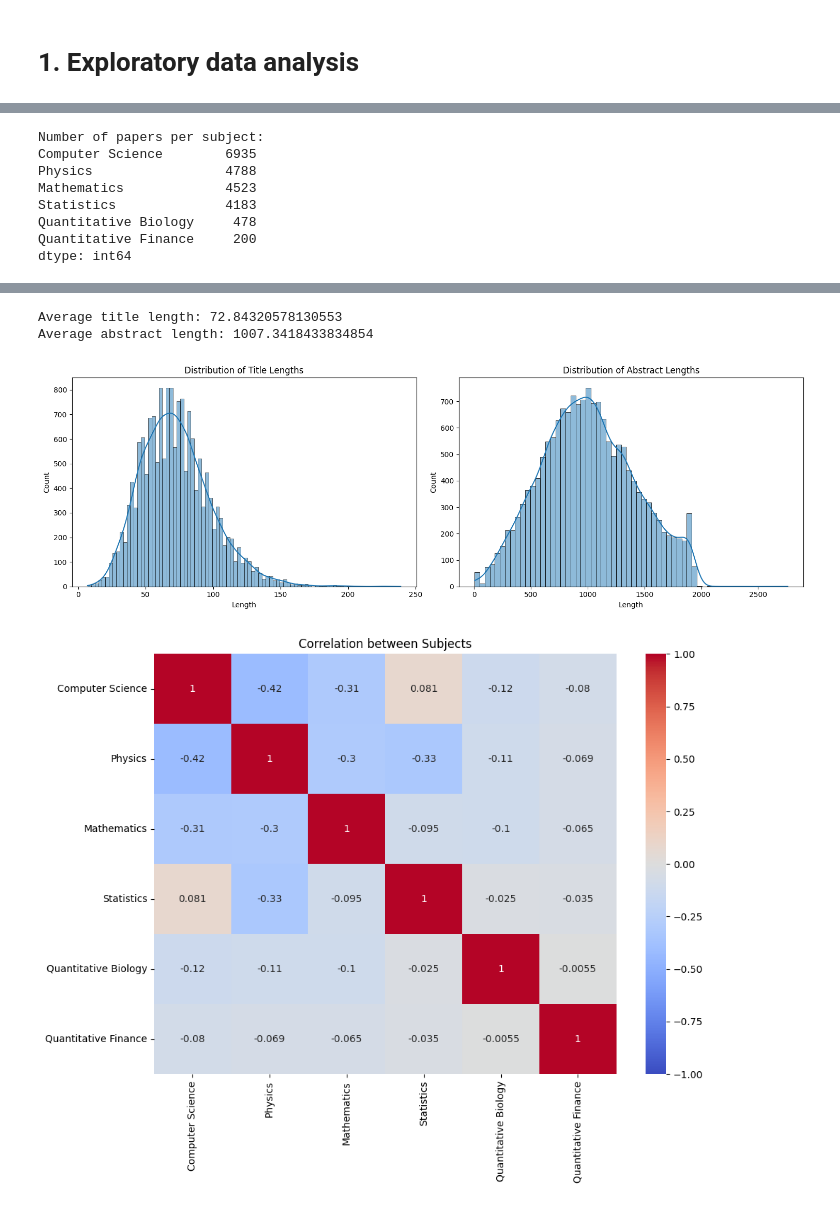
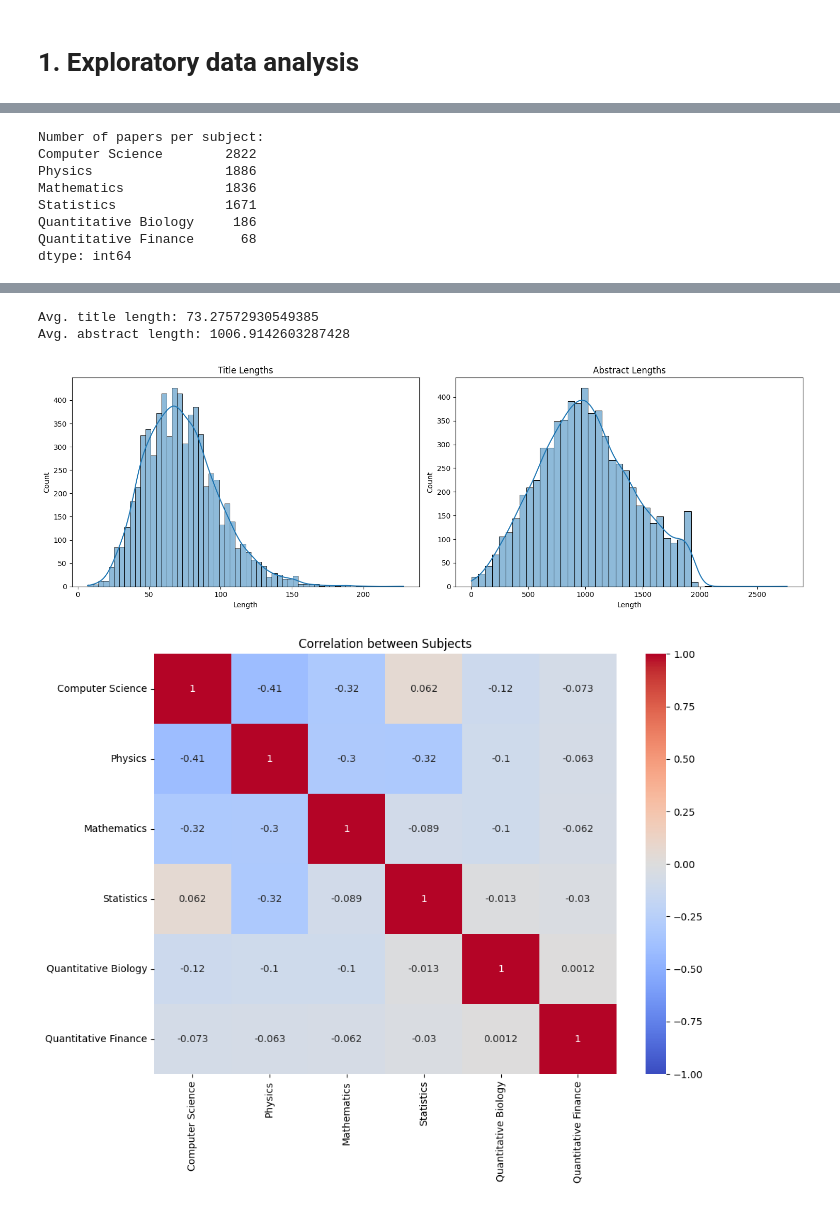
Before and after one commit to gedasv/scientific-paper-classifier, a Jupyter notebook: main.ipynb, the cells around one changed output, grey strips where cells are left out. Cells and saved outputs as stored; diff of their text form; code cells hidden in the pictures.

```diff
--- a/main.ipynb
+++ b/main.ipynb
@@ -44,0 +28,16 @@ max                1.000000              1.000000
+# %%
+# Load the data
+data = pd.read_parquet('cc_data.parquet').sample(frac=0.4, random_state=12345)  # debug
+# data = pd.read_parquet('cc_data.parquet')
+
+# Display basic info
+print("INFO:")
+data.info()
+print("HEAD:\n", data.head())
+print("DESCRIBE:\n", data.describe())
+
+# This is for initial data exploration
+# We are interested to see if there are null values in the data
+# We also want to see how big is the file
+# Check for any anomalies in the data, and we notice very low mean values for QB and QF
+# This means that the data is imbalanced
@@ -45,10 +62,12 @@ max                1.000000              1.000000
 # %%
-# Count the number of papers for each subject
-subject_counts = data[['Computer Science', 'Physics', 'Mathematics', 'Statistics', 'Quantitative Biology', 'Quantitative Finance']].sum()
+# Let's visualize numbers for a better picture
+subject_names = ['Computer Science', 'Physics', 'Mathematics', 'Statistics', 'Quantitative Biology', 'Quantitative Finance']
+
+# How many papers for each subject
+subject_counts = data[subject_names].sum()
 print("Number of papers per subject:")
 print(subject_counts)
 
-# Visualize the distribution of subjects
 plt.figure(figsize=(10, 6))
 subject_counts.plot(kind='bar')
 plt.title('Distribution of Subjects')
@@ -58,39 +77,46 @@ plt.xticks(rotation=45)
 plt.tight_layout()
 plt.show()
 
-# Calculate the average length of titles and abstracts
+# In fact, these graphs show that the data is imbalanced, especially QB and QF
+
+# Now let's see the distribution of lenghts of titles and abstracts
 data['title_length'] = data['TITLE'].str.len()
 data['abstract_length'] = data['ABSTRACT'].str.len()
 
-print("Average title length:", data['title_length'].mean())
-print("Average abstract length:", data['abstract_length'].mean())
+print("Avg. title length:", data['title_length'].mean())
+print("Avg. abstract length:", data['abstract_length'].mean())
 
-# Visualize the distribution of title and abstract lengths
 fig, (ax1, ax2) = plt.subplots(1, 2, figsize=(15, 5))
 sns.histplot(data['title_length'], kde=True, ax=ax1)
-ax1.set_title('Distribution of Title Lengths')
+ax1.set_title('Title Lengths')
 ax1.set_xlabel('Length')
 sns.histplot(data['abstract_length'], kde=True, ax=ax2)
-ax2.set_title('Distribution of Abstract Lengths')
+ax2.set_title('Abstract Lengths')
 ax2.set_xlabel('Length')
 plt.tight_layout()
 plt.show()
 
-# Calculate the correlation between subjects
-subject_correlation = data[['Computer Science', 'Physics', 'Mathematics', 'Statistics', 'Quantitative Biology', 'Quantitative Finance']].corr()
+# We can see that there are some outliers in the data, short abstracts. What could be the reason?
+# We will investigate this further
 
-# Visualize the correlation matrix
+# We should also investigate for any correlations, this could help us in the future
+# It is always a good idea to know as much about the data as possible
+subject_correlation = data[subject_names].corr()
 plt.figure(figsize=(10, 8))
 sns.heatmap(subject_correlation, annot=True, cmap='coolwarm', vmin=-1, vmax=1, center=0)
 plt.title('Correlation between Subjects')
 plt.tight_layout()
 plt.show()
+
+# We see that CS and Physics have a correlation of -0.41
+# This means that if a paper is about CS, it is less likely to be about Physics
+# Nothing too interesting here, but it is good to know
 # %% [output]
 Number of papers per subject:
-Computer Science        6935
-Physics                 4788
-Mathematics             4523
-Statistics              4183
-Quantitative Biology     478
-Quantitative Finance     200
+Computer Science        2822
+Physics                 1886
+Mathematics             1836
+Statistics              1671
+Quantitative Biology     186
+Quantitative Finance      68
 dtype: int64
@@ -98,5 +124,5 @@ dtype: int64
-Average title length: 72.84320578130553
-Average abstract length: 1007.3418433834854
+Avg. title length: 73.27572930549385
+Avg. abstract length: 1006.9142603287428
-[figure, old version]
+[figure, new version]
 [figure]
 # %%
```
Also changed, not shown: parts of 18 cells of this notebook, 6 other files.
